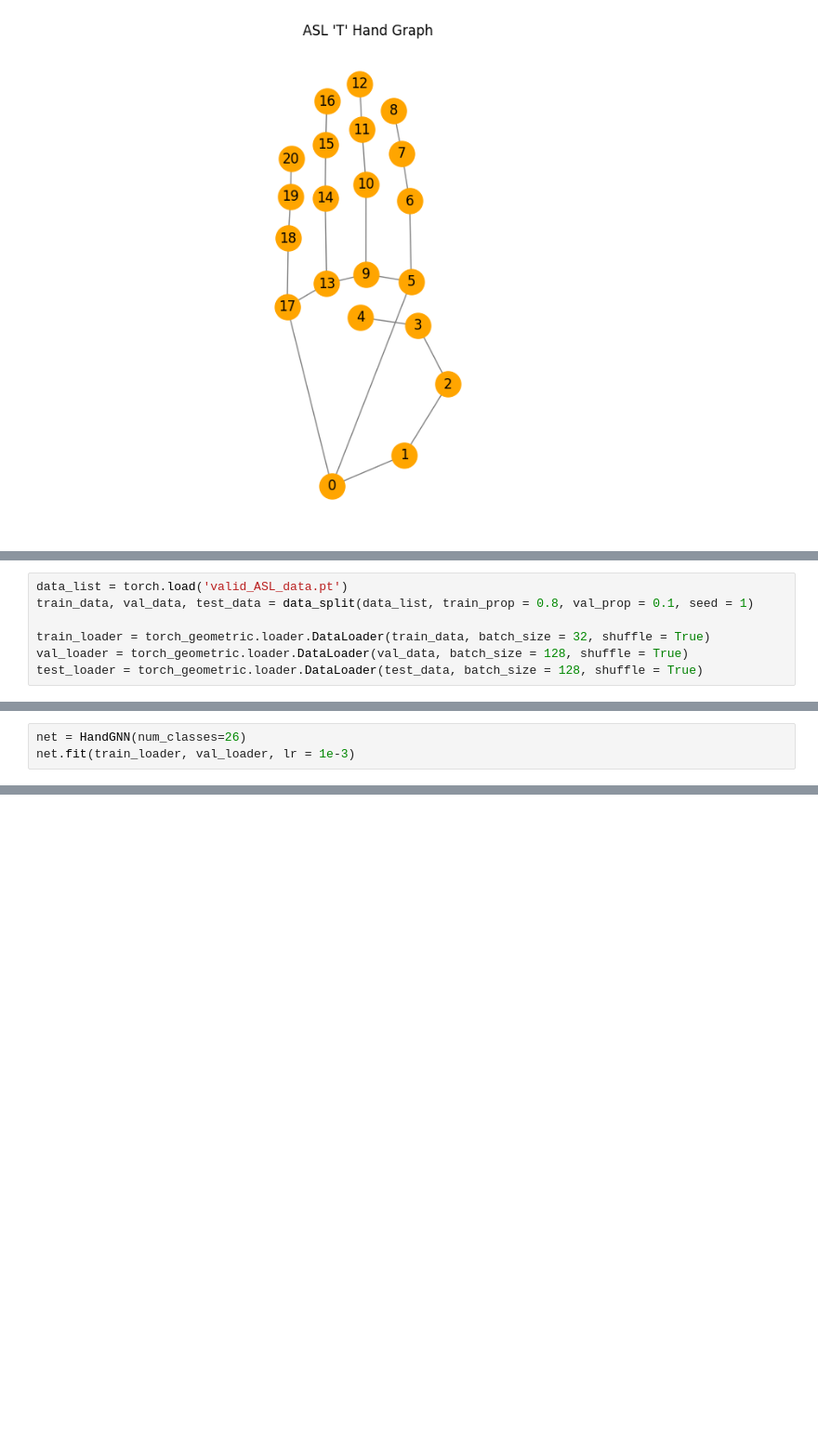
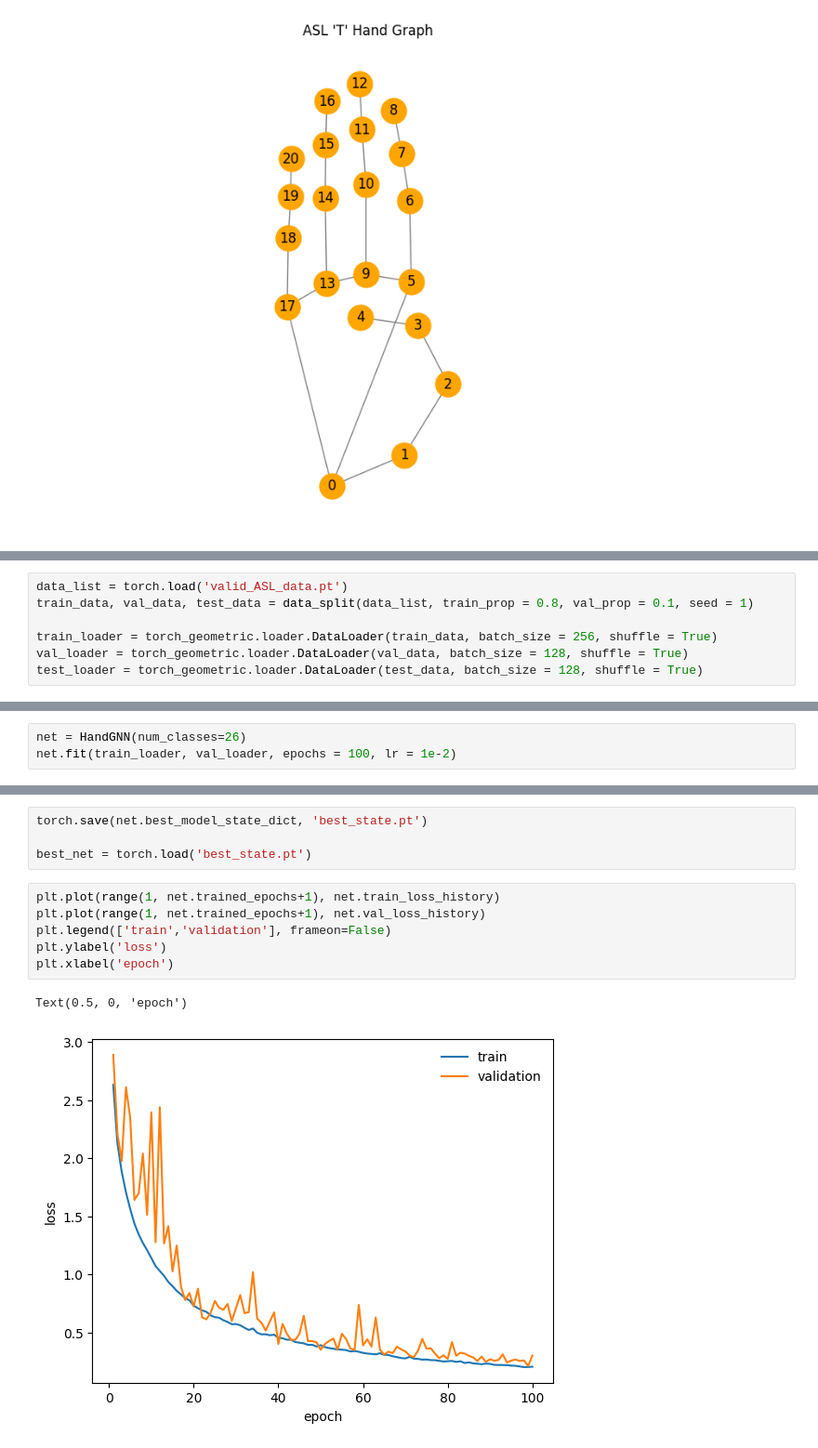
Before and after one commit to clayton-ellis/ASLClassification, a Jupyter notebook: mediapipe_transfer.ipynb, the cells around one changed output, grey strips where cells are left out. Shown at 93% size. Cells and saved outputs as stored; diff of their text form; blank space fills up the shorter version.

```diff
--- a/mediapipe_transfer.ipynb
+++ b/mediapipe_transfer.ipynb
@@ -206,6 +249,6 @@ class HandGNN(torch.nn.Module):
 data_list = torch.load('valid_ASL_data.pt')
 train_data, val_data, test_data = data_split(data_list, train_prop = 0.8, val_prop = 0.1, seed = 1)
 
-train_loader = torch_geometric.loader.DataLoader(train_data, batch_size = 32, shuffle = True)
+train_loader = torch_geometric.loader.DataLoader(train_data, batch_size = 256, shuffle = True)
 val_loader = torch_geometric.loader.DataLoader(val_data, batch_size = 128, shuffle = True)
 test_loader = torch_geometric.loader.DataLoader(test_data, batch_size = 128, shuffle = True)
@@ -217,4 +255,4 @@ len(data_list)
 # %%
 net = HandGNN(num_classes=26)
-net.fit(train_loader, val_loader, lr = 1e-3)
+net.fit(train_loader, val_loader, epochs = 100, lr = 1e-2)
 # %% [output]
@@ -233,0 +338,13 @@ Epoch 12 Loss- Train: 3.1865575726923634, Val: 3.1778710546875, Accuracy- Train:
+# %%
+torch.save(net.best_model_state_dict, 'best_state.pt')
+
+best_net = torch.load('best_state.pt')
+# %%
+plt.plot(range(1, net.trained_epochs+1), net.train_loss_history)
+plt.plot(range(1, net.trained_epochs+1), net.val_loss_history)
+plt.legend(['train','validation'], frameon=False)
+plt.ylabel('loss')
+plt.xlabel('epoch')
+# %% [output]
+Text(0.5, 0, 'epoch')
+[figure, added]
```
Also changed, not shown: parts of 5 cells of this notebook.
